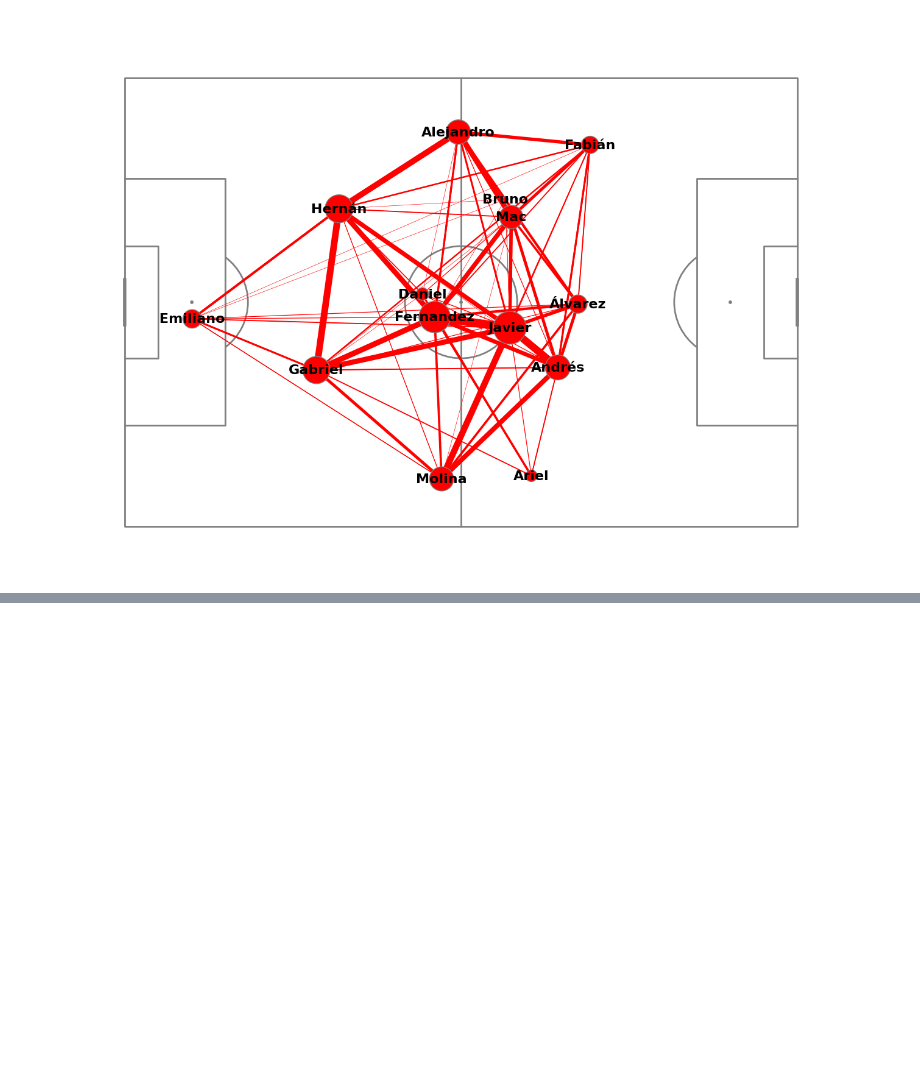
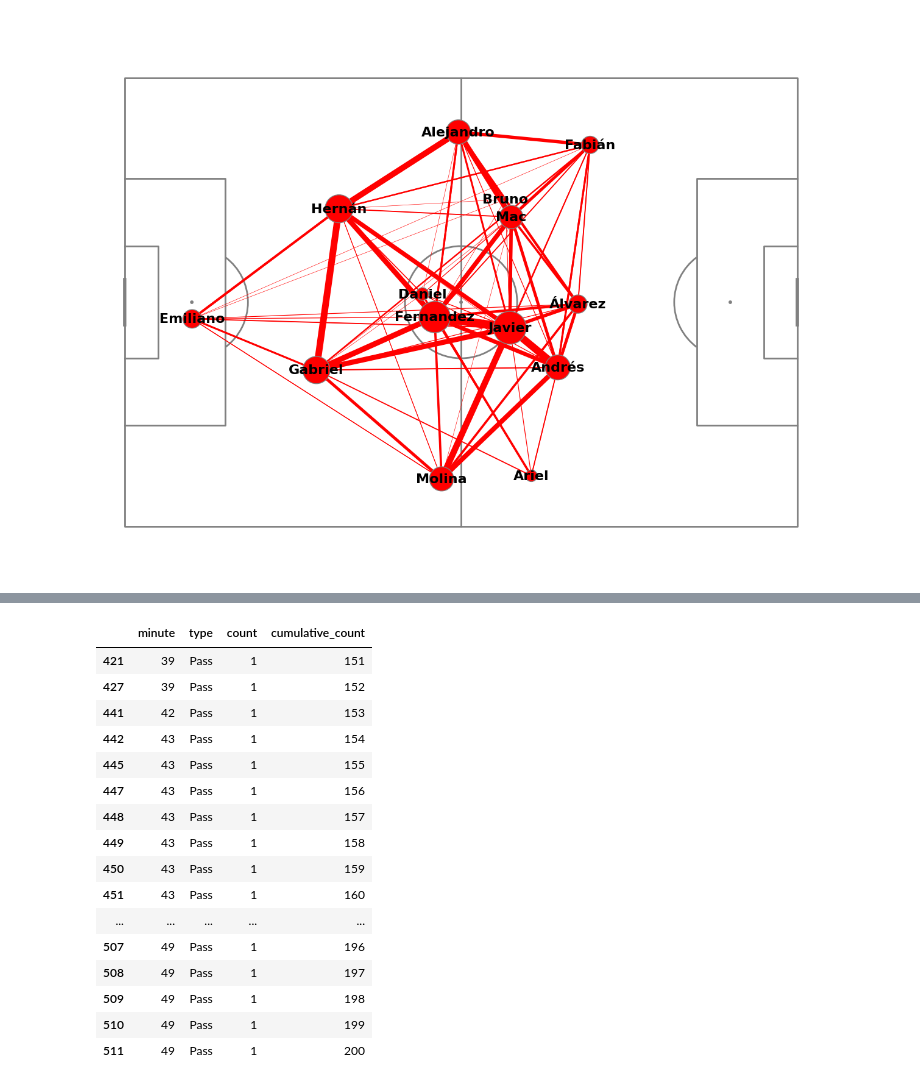
Before and after one commit to asheshh-lal/Football-analytics, a Jupyter notebook: event/test.ipynb, the cells around one changed output, grey strips where cells are left out. Drawn from its saved outputs; the diff is of its cells as text; code cells hidden in the pictures; blank space fills up the shorter version.

```diff
--- a/event/test.ipynb
+++ b/event/test.ipynb
@@ -834,0 +866,20 @@ See the caveats in the documentation: https://pandas.pydata.org/pandas-docs/stab
+# %%
+df_pass_count.iloc[150:200]
+# %% [output]
+|  | minute | type | count | cumulative_count |
+| 421 | 39 | Pass | 1 | 151 |
+| 427 | 39 | Pass | 1 | 152 |
+| 441 | 42 | Pass | 1 | 153 |
+| 442 | 43 | Pass | 1 | 154 |
+| 445 | 43 | Pass | 1 | 155 |
+| 447 | 43 | Pass | 1 | 156 |
+| 448 | 43 | Pass | 1 | 157 |
+| 449 | 43 | Pass | 1 | 158 |
+| 450 | 43 | Pass | 1 | 159 |
+| 451 | 43 | Pass | 1 | 160 |
+| ... | ... | ... | ... | ... |
+| 507 | 49 | Pass | 1 | 196 |
+| 508 | 49 | Pass | 1 | 197 |
+| 509 | 49 | Pass | 1 | 198 |
+| 510 | 49 | Pass | 1 | 199 |
+| 511 | 49 | Pass | 1 | 200 |
```
Also changed, not shown: parts of 6 cells of this notebook, 2 other files.
